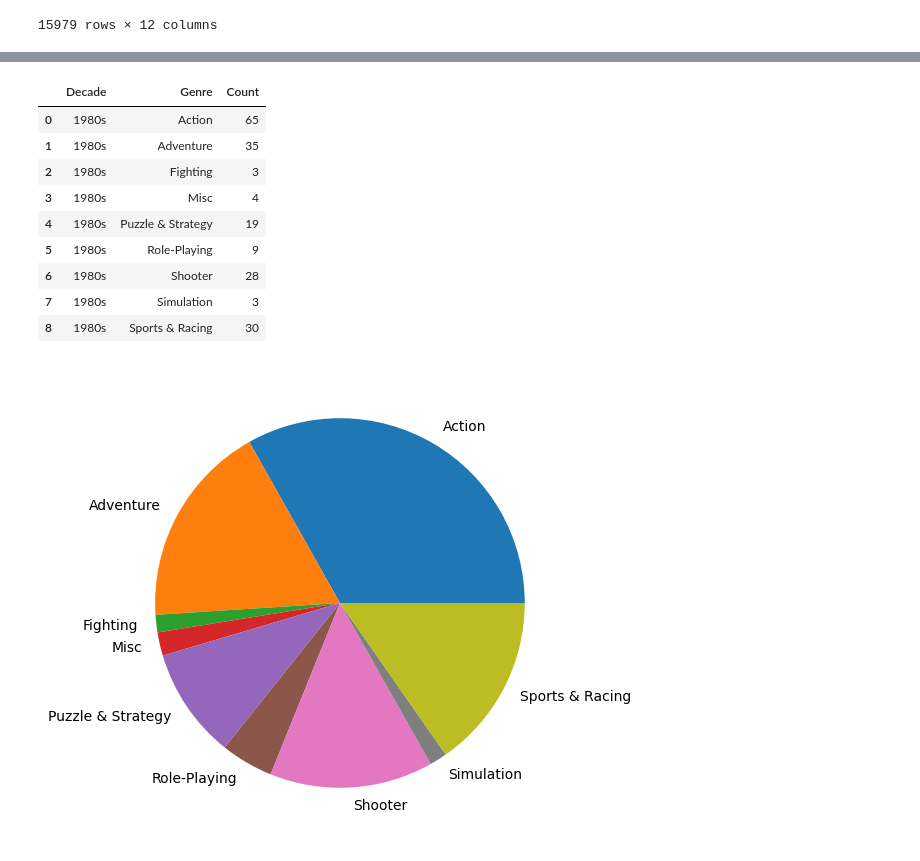
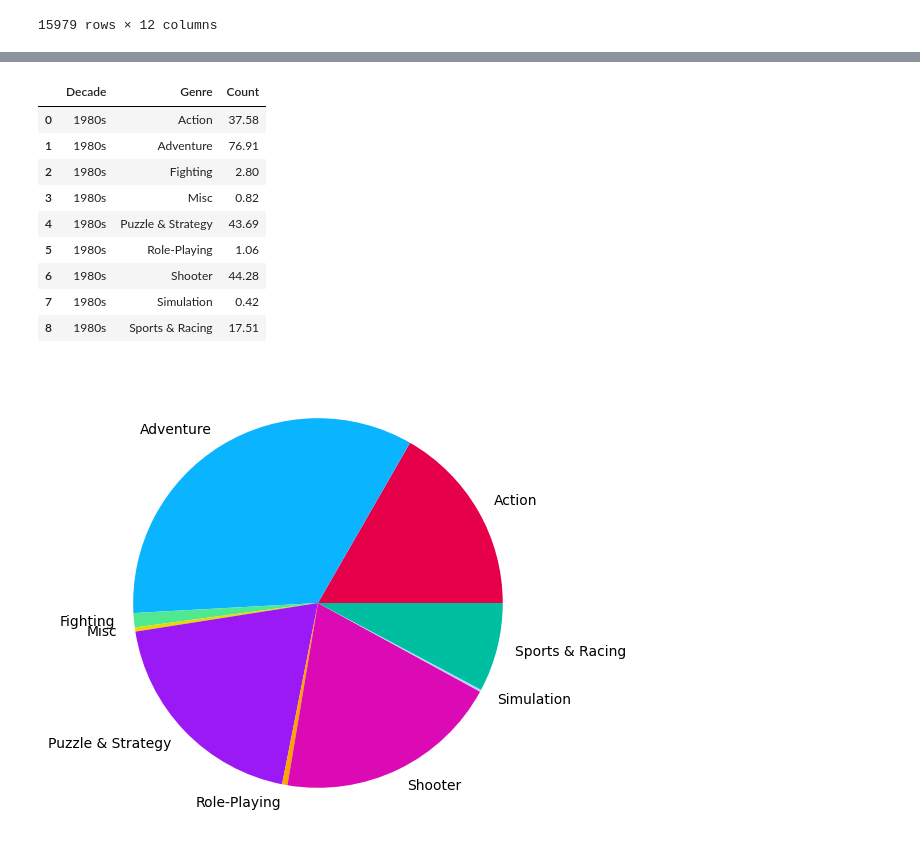
Before and after one commit to JBanowsky/SMU_Project_1_Video_Game_Statistics, a Jupyter notebook: Video Game Statistics/John Video Games.ipynb, the cells around one changed output, grey strips where cells are left out. Cells and saved outputs as stored; diff of their text form; code cells hidden in the pictures.

```diff
--- a/Video Game Statistics/John Video Games.ipynb
+++ b/Video Game Statistics/John Video Games.ipynb
@@ -635,6 +704,8 @@ bins = [1980, 1989, 1999, 2009, 2015]
 labels = ["1980s", "1990s", "2000s", "2010s"]
 # %%
 sales_decade = sales_data_clean.copy()
+# %%
+gcolors = ["#e60049", "#0bb4ff", "#50e991", "#e6d800", "#9b19f5", "#ffa300", "#dc0ab4", "#b3d4ff", "#00bfa0"]
 # %%
 sales_decade["Decade"] = pd.cut(sales_decade["Year"],bins=bins, labels=labels)
 sales_decade
@@ -655,5 +764,5 @@ sales_decade
 # %%
-decade = sales_decade.groupby(["Decade", "Genre"]).size().reset_index()
+decade = sales_decade.groupby(["Decade", "Genre"])["NA_Sales"].sum().reset_index()
 decade.columns = ["Decade",  "Genre", "Count"]
 decade
 # %% [output]
@@ -679,18 +788,18 @@ sub = decade.loc[decade["Decade"] == "1980s"]
 sub
 # %% [output]
 |  | Decade | Genre | Count |
-| 0 | 1980s | Action | 65 |
-| 1 | 1980s | Adventure | 35 |
-| 2 | 1980s | Fighting | 3 |
-| 3 | 1980s | Misc | 4 |
-| 4 | 1980s | Puzzle & Strategy | 19 |
-| 5 | 1980s | Role-Playing | 9 |
-| 6 | 1980s | Shooter | 28 |
-| 7 | 1980s | Simulation | 3 |
-| 8 | 1980s | Sports & Racing | 30 |
+| 0 | 1980s | Action | 37.58 |
+| 1 | 1980s | Adventure | 76.91 |
+| 2 | 1980s | Fighting | 2.80 |
+| 3 | 1980s | Misc | 0.82 |
+| 4 | 1980s | Puzzle & Strategy | 43.69 |
+| 5 | 1980s | Role-Playing | 1.06 |
+| 6 | 1980s | Shooter | 44.28 |
+| 7 | 1980s | Simulation | 0.42 |
+| 8 | 1980s | Sports & Racing | 17.51 |
 # %%
 plt.figure(figsize=(10,6))
-plt.pie(sub.Count, labels = sub.Genre)
+plt.pie(sub.Count, labels = sub.Genre, colors= gcolors)
 plt.show()
 # %% [output]
-[figure, old version]
+[figure, new version]
```
Also changed, not shown: parts of 26 cells of this notebook.
